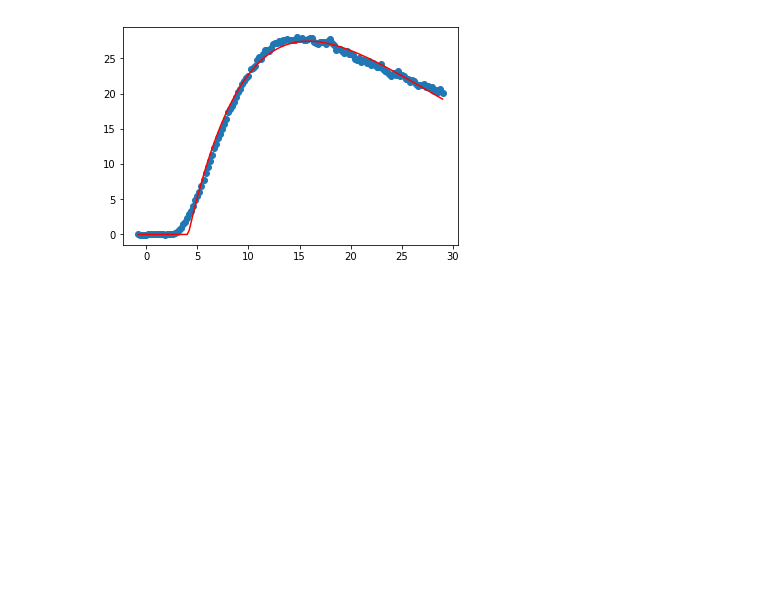
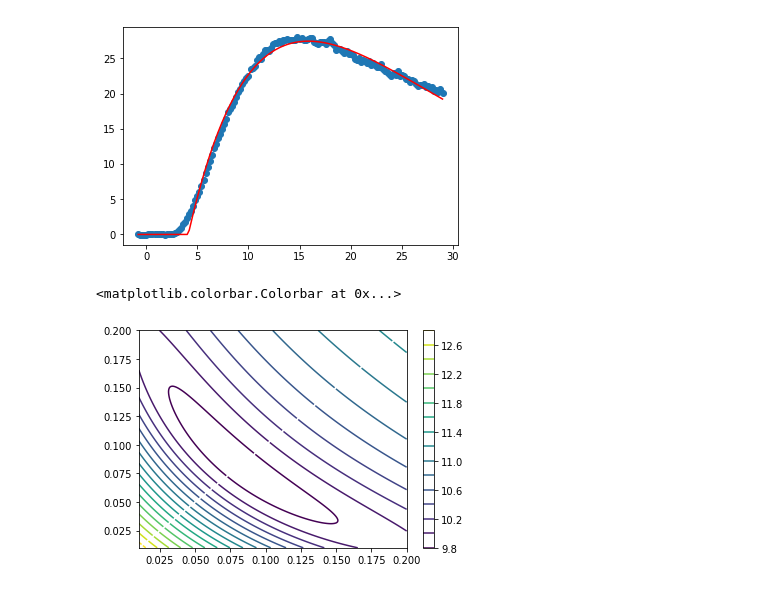
Before and after one commit to hstrey/BME-502-2019, a Jupyter notebook: mRNA fitting.ipynb, the cells around one changed output. Drawn from its saved outputs; the diff is of its cells as text; code cells hidden in the pictures; blank space fills up the shorter version.

```diff
--- a/mRNA fitting.ipynb
+++ b/mRNA fitting.ipynb
@@ -39,14 +39,16 @@ sigma[sigma<=0] = 1.0
 # %%
 pars = egfp_model.make_params()
 
-pars['ktm'].set(value=3,vary=True,min=0)
-pars['delta'].set(value=0.05,vary=True,min=0)
-pars['beta'].set(value=0.07,vary=True,min=0)
-pars['t0'].set(value=6,vary=True,min=0)
+pars['ktm'].set(value=6,vary=True,min=0)
+pars['delta'].set(value=0.07,vary=True,min=0)
+pars['beta'].set(value=0.05,vary=True,min=0)
+pars['t0'].set(value=4,vary=True,min=0)
 
 result = egfp_model.fit(data,pars,t=time)
 
 print(result.fit_report())
+
+p = result.params
 # %% [output]
 [[Model]]
     Model(egfp_expression)
@@ -71,3 +73,26 @@ plt.plot(time,result.best_fit,'r-')
 # %% [output]
 [<matplotlib.lines.Line2D at 0x...>]
 [figure]
+# %%
+def chisqTwoStage(t,data,delta,beta,t0,ktm):
+    time = t-t0
+    time_2na = time[:,np.newaxis,np.newaxis]
+    middle = 1 - np.exp(-(delta-beta)*time_2na)
+    last = np.exp(-beta*time_2na)
+    first = ktm/(delta-beta)
+    y = first*middle*last
+    res = (data - y.T).T
+    return np.sum(res**2,axis=0)
+# %%
+beta = np.linspace(0.01,0.2,201)
+delta = np.linspace(0.01,0.2,201)
+
+B,D = np.meshgrid(beta,delta)
+
+chi2 = np.log(chisqTwoStage(time,data,D,B,p['t0'].value,p['ktm'].value))
+
+plt.contour(B,D,chi2,20)
+plt.colorbar()
+# %% [output]
+<matplotlib.colorbar.Colorbar at 0x...>
+[figure, added]
```
Also changed, not shown: parts of 2 cells of this notebook.
